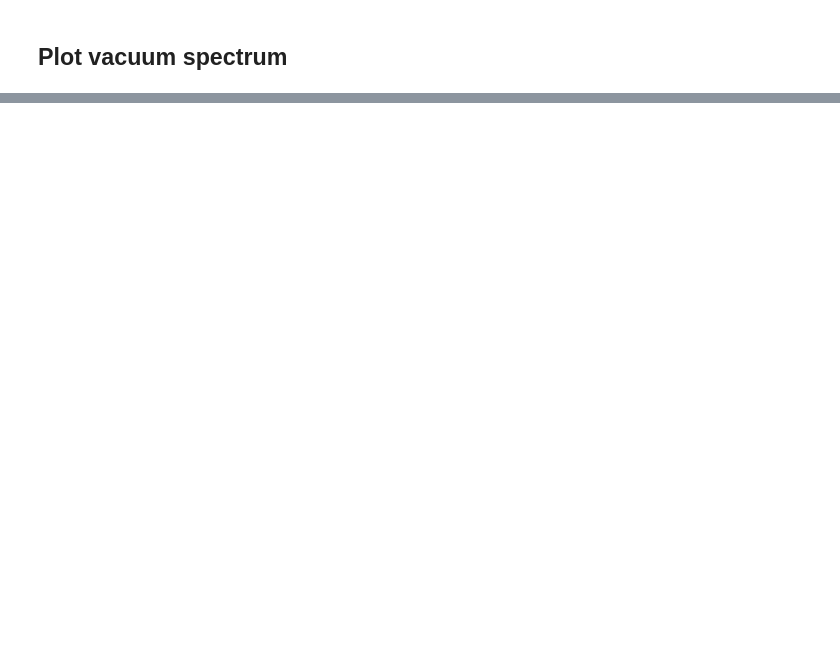
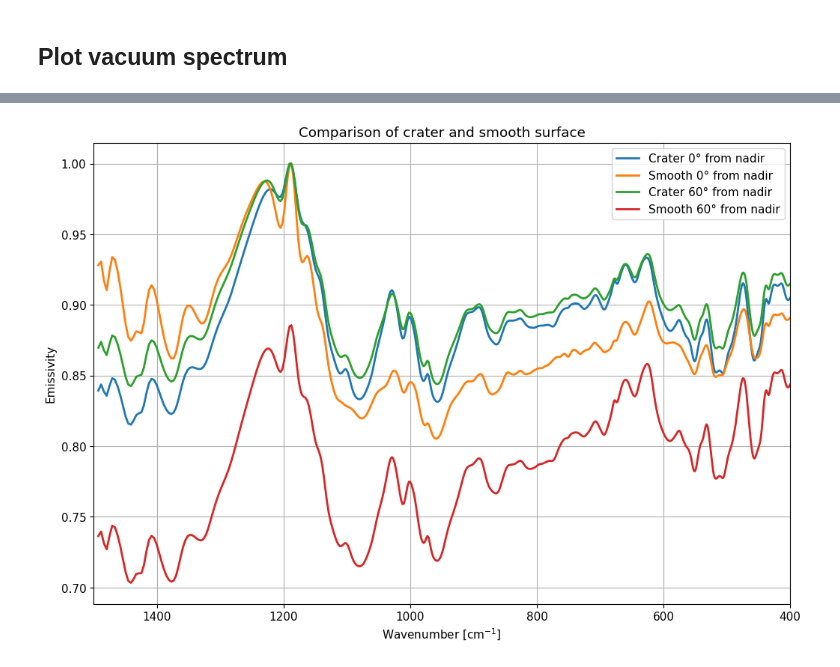
Before and after one commit to andrewryan2727/ThermoSpec, a Jupyter notebook: Analyses/Prem_study.ipynb, the cells around one changed output, grey strips where cells are left out. Drawn from its saved outputs; the diff is of its cells as text; code cells hidden in the pictures; blank space fills up the shorter version.

```diff
--- a/Analyses/Prem_study.ipynb
+++ b/Analyses/Prem_study.ipynb
@@ -268,0 +417,38 @@ plt.show()
+# %%
+crater_radiances = crater_results['radiance_thermal']
+crater_wn = crater_results['wavenumbers']
+smooth_radiances = smooth_results['radiance_thermal']
+smooth_wn = smooth_results['wavenumbers']
+
+wn_bounds = np.sort(np.loadtxt(sim3.cfg.wn_bounds_out))
+
+
+for i, angle in enumerate([0,60]):
+    crater_rad = crater_radiances[i, :, -1]
+    smooth_rad = smooth_radiances[i, :, -1]
+
+    # Calculate blackbody fit for this angle's radiance
+    T_fit, B_fit, btemps, wn_BB = max_btemp_blackbody(sim3, wn_bounds, crater_rad)
+    crater_emiss = crater_rad / B_fit
+
+    T_fit, B_fit, btemps, wn_BB = max_btemp_blackbody(sim3, wn_bounds, smooth_rad)
+    smooth_emiss = smooth_rad / B_fit
+
+
+    # Plot normalized emissivity spectrum
+    plt.plot(wn,crater_emiss,
+             label=f'Crater {angle:.0f}° from nadir', linewidth=2,linestye='--')
+    plt.plot(wn,smooth_emiss,
+             label=f'Smooth {angle:.0f}° from nadir', linewidth=2)
+
+
+plt.xlabel('Wavenumber [cm$^{-1}$]')
+plt.ylabel('Emissivity')
+plt.title(f'Comparison of crater and smooth surface')
+plt.legend()
+plt.grid(True)
+plt.xlim([400, 1500])
+plt.gca().invert_xaxis()
+plt.show()
+# %% [output]
+[figure, added]
```
Also changed, not shown: parts of 19 cells of this notebook, 6 other files.
